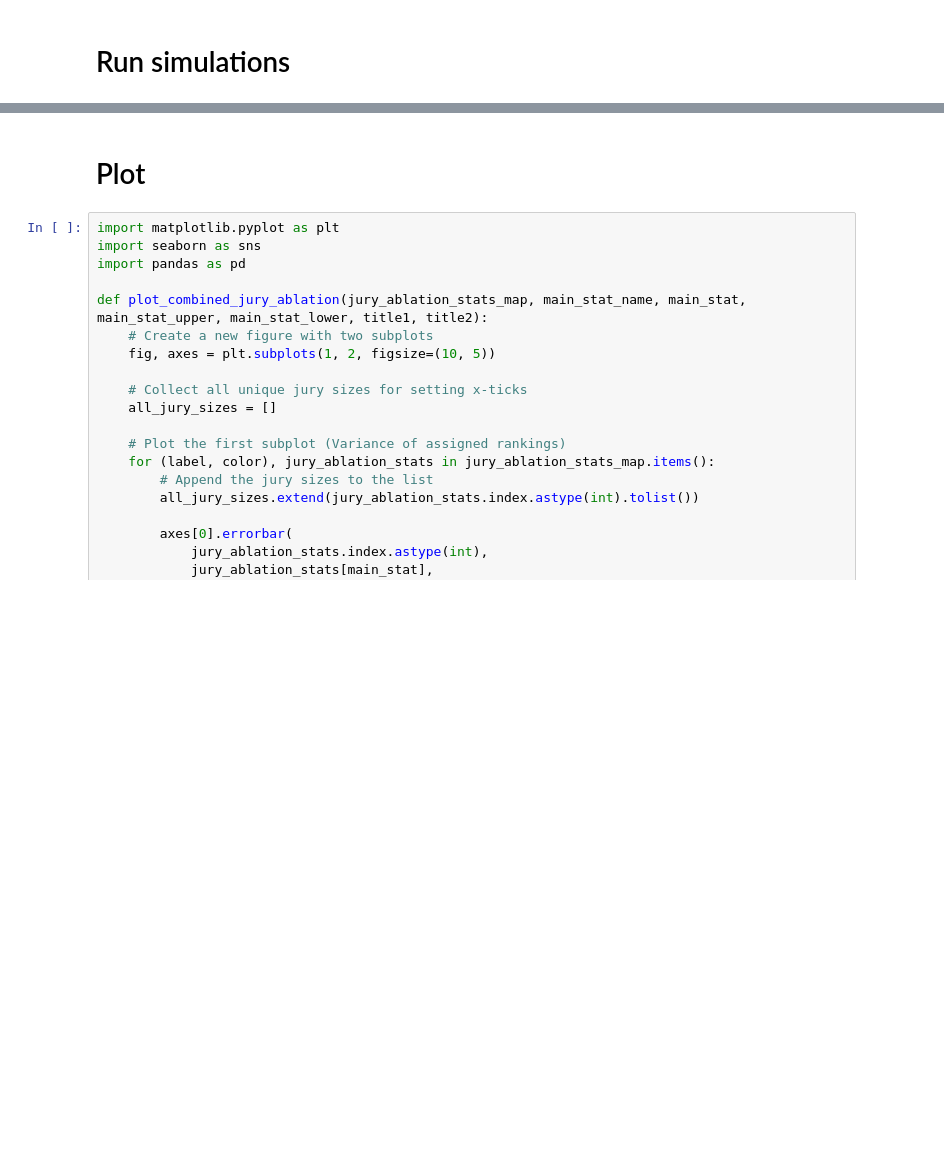
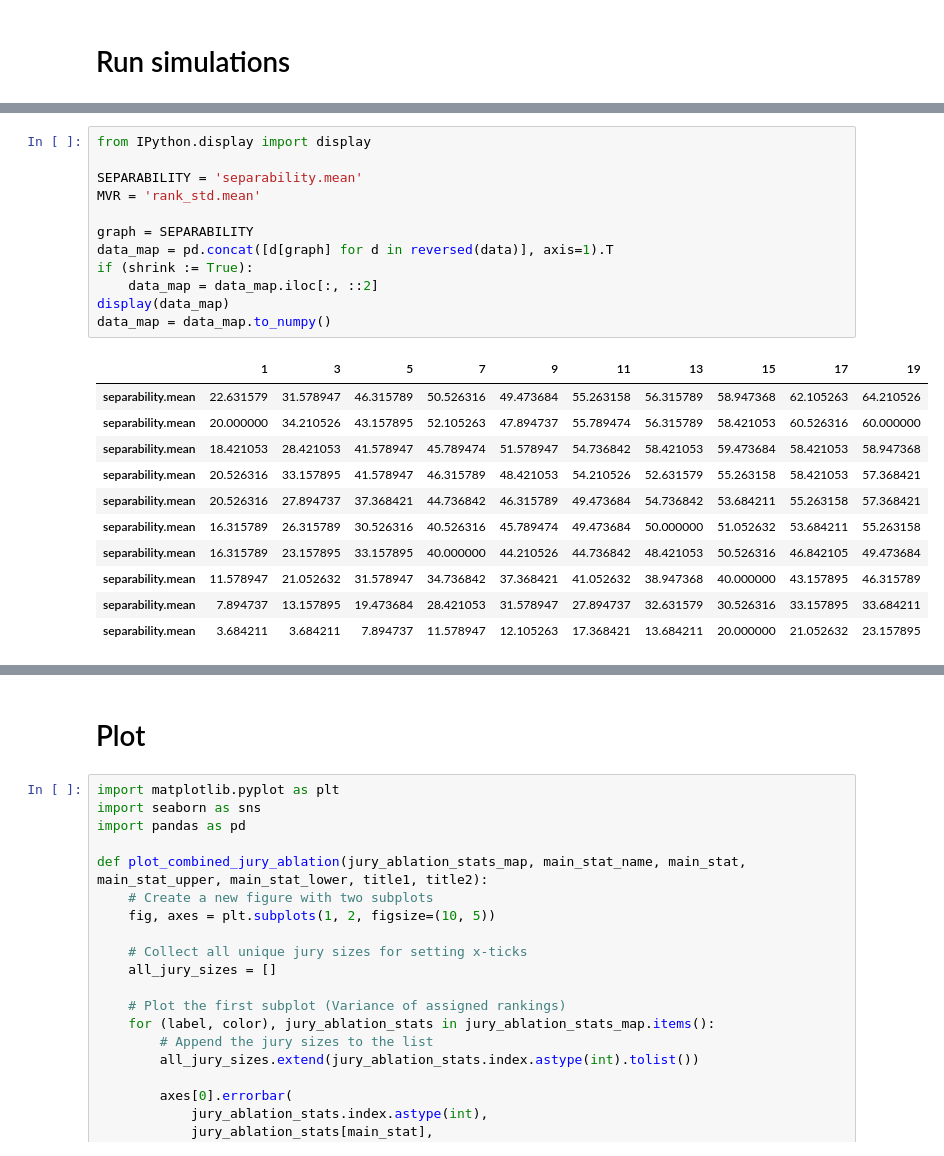
Before and after one commit to llm-council/llm-council, a Jupyter notebook: analysis/jury_ablation.ipynb, the cells around one changed output, grey strips where cells are left out. Cells and saved outputs as stored; diff of their text form; blank space fills up the shorter version.

```diff
--- a/analysis/jury_ablation.ipynb
+++ b/analysis/jury_ablation.ipynb
@@ -435,0 +488,24 @@ def get_jury_ablation_stats(
+# %%
+from IPython.display import display
+
+SEPARABILITY = 'separability.mean'
+MVR = 'rank_std.mean'
+
+graph = SEPARABILITY
+data_map = pd.concat([d[graph] for d in reversed(data)], axis=1).T
+if (shrink := True):
+    data_map = data_map.iloc[:, ::2]
+display(data_map)
+data_map = data_map.to_numpy()
+# %% [output]
+|  | 1 | 3 | 5 | 7 | 9 | 11 | 13 | 15 | 17 | 19 |
+| separability.mean | 22.631579 | 31.578947 | 46.315789 | 50.526316 | 49.473684 | 55.263158 | 56.315789 | 58.947368 | 62.105263 | 64.210526 |
+| separability.mean | 20.000000 | 34.210526 | 43.157895 | 52.105263 | 47.894737 | 55.789474 | 56.315789 | 58.421053 | 60.526316 | 60.000000 |
+| separability.mean | 18.421053 | 28.421053 | 41.578947 | 45.789474 | 51.578947 | 54.736842 | 58.421053 | 59.473684 | 58.421053 | 58.947368 |
+| separability.mean | 20.526316 | 33.157895 | 41.578947 | 46.315789 | 48.421053 | 54.210526 | 52.631579 | 55.263158 | 58.421053 | 57.368421 |
+| separability.mean | 20.526316 | 27.894737 | 37.368421 | 44.736842 | 46.315789 | 49.473684 | 54.736842 | 53.684211 | 55.263158 | 57.368421 |
+| separability.mean | 16.315789 | 26.315789 | 30.526316 | 40.526316 | 45.789474 | 49.473684 | 50.000000 | 51.052632 | 53.684211 | 55.263158 |
+| separability.mean | 16.315789 | 23.157895 | 33.157895 | 40.000000 | 44.210526 | 44.736842 | 48.421053 | 50.526316 | 46.842105 | 49.473684 |
+| separability.mean | 11.578947 | 21.052632 | 31.578947 | 34.736842 | 37.368421 | 41.052632 | 38.947368 | 40.000000 | 43.157895 | 46.315789 |
+| separability.mean | 7.894737 | 13.157895 | 19.473684 | 28.421053 | 31.578947 | 27.894737 | 32.631579 | 30.526316 | 33.157895 | 33.684211 |
+| separability.mean | 3.684211 | 3.684211 | 7.894737 | 11.578947 | 12.105263 | 17.368421 | 13.684211 | 20.000000 | 21.052632 | 23.157895 |
```
Also changed, not shown: parts of 10 cells of this notebook, 4 other files.
